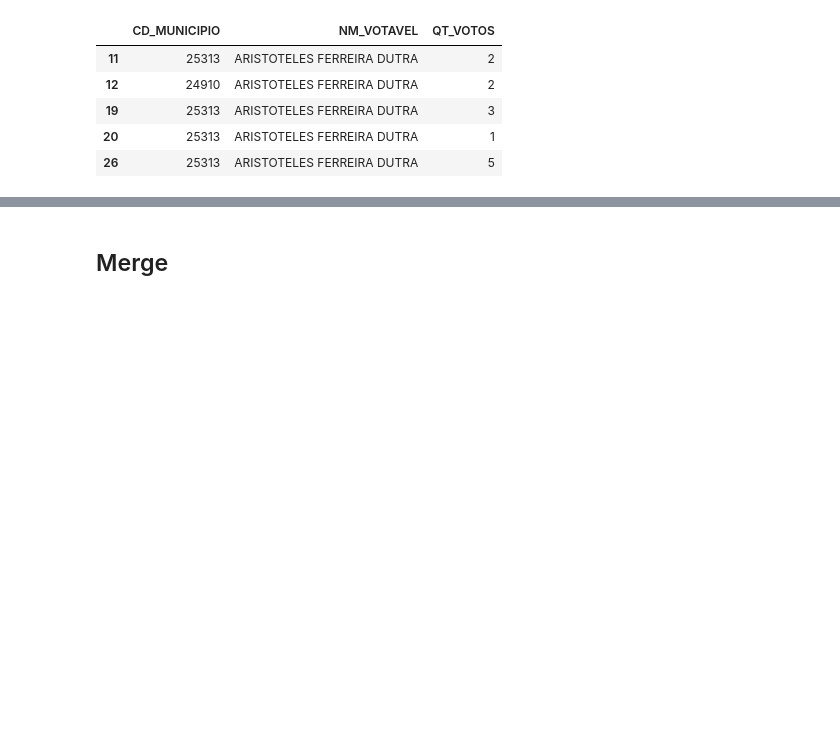
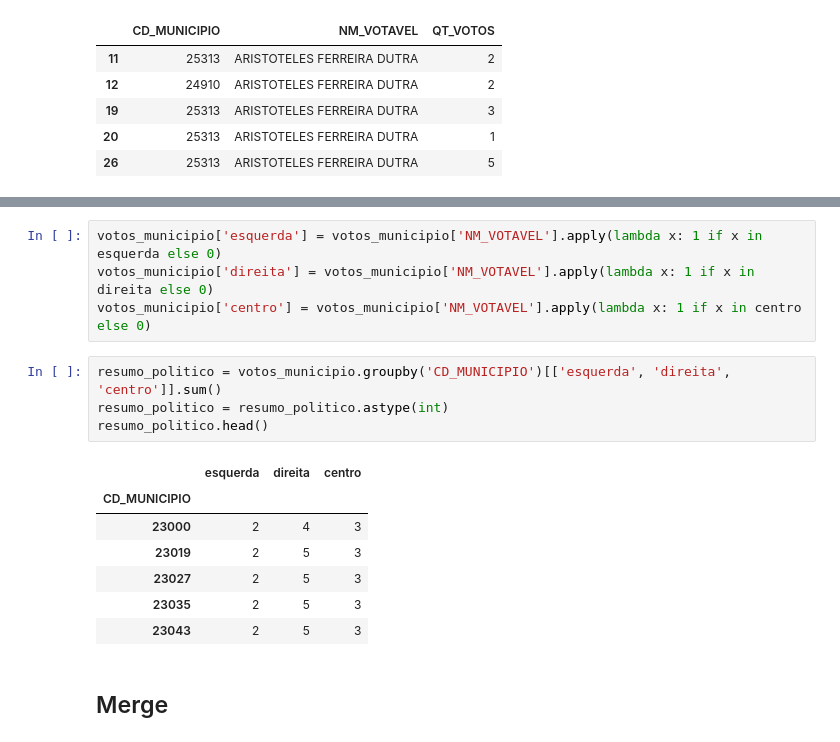
Before and after one commit to aliciamarzola/tp_bdg, a Jupyter notebook: exploring.ipynb, the cells around one changed output, grey strips where cells are left out. Cells and saved outputs as stored; diff of their text form; blank space fills up the shorter version.

Commit message:
esq direita centro

```diff
--- a/exploring.ipynb
+++ b/exploring.ipynb
@@ -238,3 +228,19 @@ votos_deputado.head()
+# %%
+votos_municipio['esquerda'] = votos_municipio['NM_VOTAVEL'].apply(lambda x: 1 if x in esquerda else 0)
+votos_municipio['direita'] = votos_municipio['NM_VOTAVEL'].apply(lambda x: 1 if x in direita else 0)
+votos_municipio['centro'] = votos_municipio['NM_VOTAVEL'].apply(lambda x: 1 if x in centro else 0)
+# %%
+resumo_politico = votos_municipio.groupby('CD_MUNICIPIO')[['esquerda', 'direita', 'centro']].sum()
+resumo_politico = resumo_politico.astype(int)
+resumo_politico.head()
+# %% [output]
+|  | esquerda | direita | centro |
+| CD_MUNICIPIO |  |  |  |
+| 23000 | 2 | 4 | 3 |
+| 23019 | 2 | 5 | 3 |
+| 23027 | 2 | 5 | 3 |
+| 23035 | 2 | 5 | 3 |
+| 23043 | 2 | 5 | 3 |
 # %% [markdown]
 ## Merge
 # %%
```
Also changed, not shown: parts of 5 cells of this notebook.
